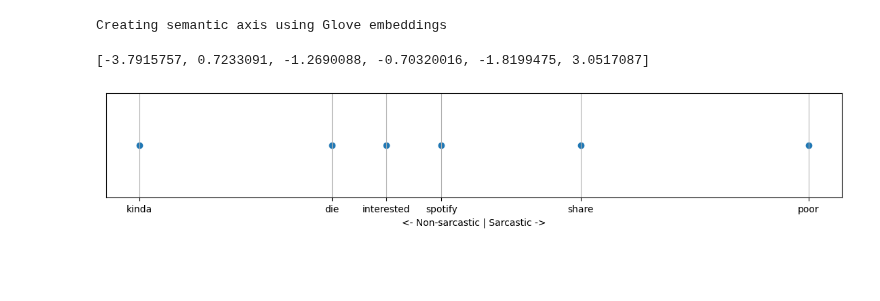
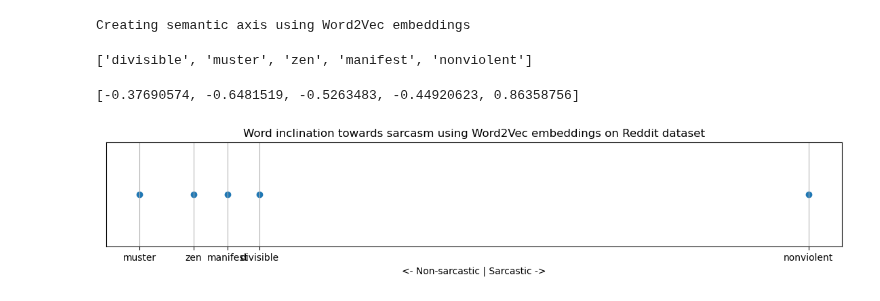
Before and after one commit to omarsrstt/nlp_project, a Jupyter notebook: src/semantic_axis.ipynb, the cells around one changed output. Saved outputs shown, nothing was run; the diff lists cells and outputs as text; code cells hidden in the pictures; blank space fills up the shorter version.

Commit message:
List of changes - Add docs - Reddit dataset compatible - Remove specific multiplier values - Add sample words list for both datasets

```diff
--- a/src/semantic_axis.ipynb
+++ b/src/semantic_axis.ipynb
@@ -73,6 +73,16 @@ class SemanticAxis:
         self.std = 0
 
     def cosine_similarity(self, vec1: np.ndarray, vec2: np.ndarray) -> float:
+        """ Calculate cosine similarity between two vectors
+        Parameters
+        ----------
+        vec1    np.ndarray
+        vec2    np.ndarray
+
+        Returns
+        -------
+        float   Cosine similarity score of the two vectors
+        """
         return np.dot(vec1, vec2) / (np.linalg.norm(vec1) * np.linalg.norm(vec2))
 
     def fit(
@@ -147,6 +159,6 @@ vec_sample = model['sample']
 # %%
 import json
-dataset = 'iSarcasmEval'
+dataset = 'Reddit'
 with open('../outputs/' + dataset + '.json') as file:
     data = json.load(file)
 num_words = len(data)
@@ -156,6 +168,11 @@ print(type(data), num_words)
 # %%
 # Defining number of seeds
-num_seeds = int(np.ceil(num_words * 0.01))
+# if dataset == 'iSarcasmEval':
+#     multiplier = 0.01
+# else:
+#     multiplier = 0.002
+multiplier = 0.01
+num_seeds = int(np.ceil(num_words * multiplier))
 # Sorting all keywords to a list
 sorted_data = [(key, val) for key, val in sorted(data.items(), key = lambda ele: ele[1])]
 sorted_words = [elem[0] for elem in sorted_data]
@@ -229,27 +228,36 @@ print(f"Creating semantic axis using {model_name} embeddings")
 semantic_model = SemanticAxis(sorted_words, model)
 sentiment_w2v_axis = semantic_model.fit(sarcastic_seeds, non_sarcastic_seeds)
 # %% [output]
-Creating semantic axis using Glove embeddings
+Creating semantic axis using Word2Vec embeddings
 # %%
 num_samples = 5
 interval = int(np.floor(len(semantic_model.words)/5))
-sample_words = [semantic_model.words[max(i-1, 0)] for i in range(0, len(semantic_model.words), interval)]
+sample_words = [semantic_model.words[max(i-2, 0)] for i in range(0, len(semantic_model.words), interval)]
+if dataset == 'iSarcasmEval':
+    sample_words = ['kinda', 'share', 'interested', 'spotify', 'die', 'poor']
+if dataset == 'Reddit':
+    sample_words = ['divisible', 'muster', 'zen', 'manifest', 'nonviolent']
+
+print(sample_words)
+# %% [output]
+['divisible', 'muster', 'zen', 'manifest', 'nonviolent']
 # %%
 # Plotting the examples
 import matplotlib.pyplot as plt
 sarcasm_evaluations = [semantic_model.word_sentiment(word) for word in sample_words]
 scores = [res[1] for res in sarcasm_evaluations]
 # scores = [sentiment_w2v_axis[word] for word in sample_words]
 y = [1] * len(scores)
 print(scores)
 plt.figure(figsize=(14,2))
 plt.xlabel('<- Non-sarcastic | Sarcastic ->')
+plt.title('Word inclination towards sarcasm using ' + model_name + ' embeddings on ' + dataset + ' dataset')
 plt.scatter(scores, y)
 plt.yticks([])
 plt.xticks(scores, labels= sample_words)
 plt.grid()
 plt.savefig('../outputs/'+"_".join([dataset, model_name, 'semantic_axis'])+'.pdf', bbox_inches='tight')
 plt.show()
 # %% [output]
-[-3.7915757, 0.7233091, -1.2690088, -0.70320016, -1.8199475, 3.0517087]
+[-0.37690574, -0.6481519, -0.5263483, -0.44920623, 0.86358756]
-[figure, old version]
+[figure, new version]
```
Also changed, not shown: parts of 7 cells of this notebook.
